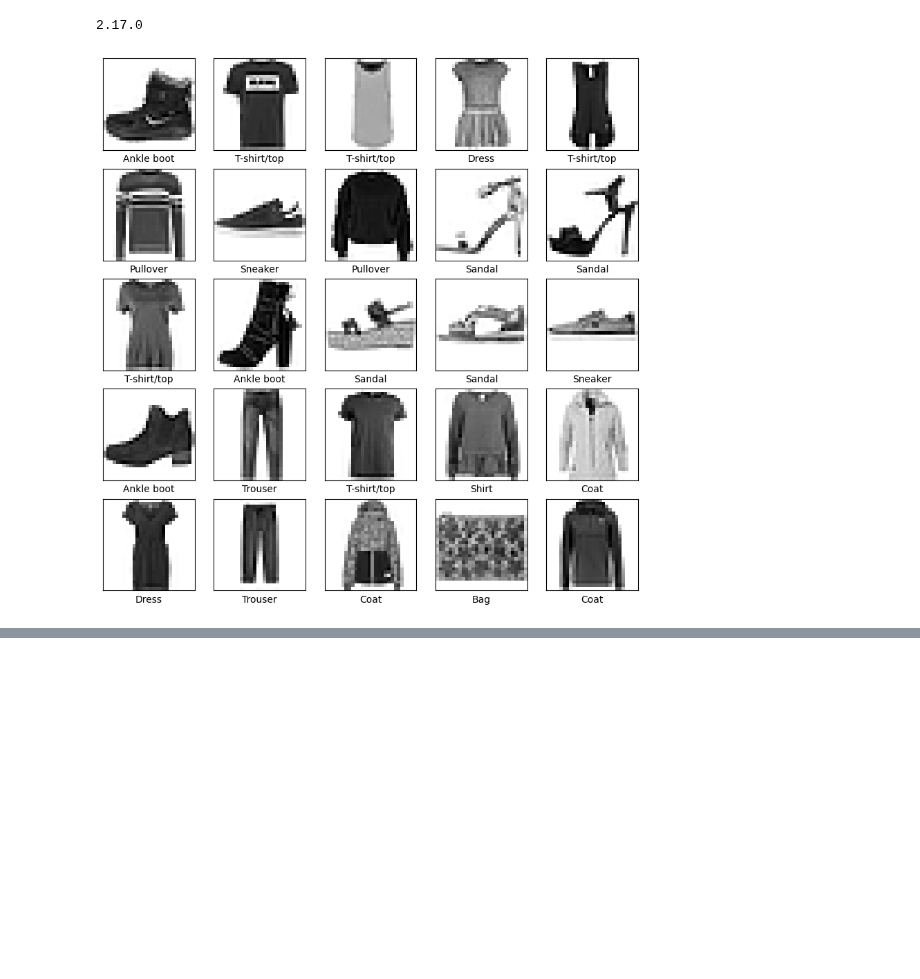
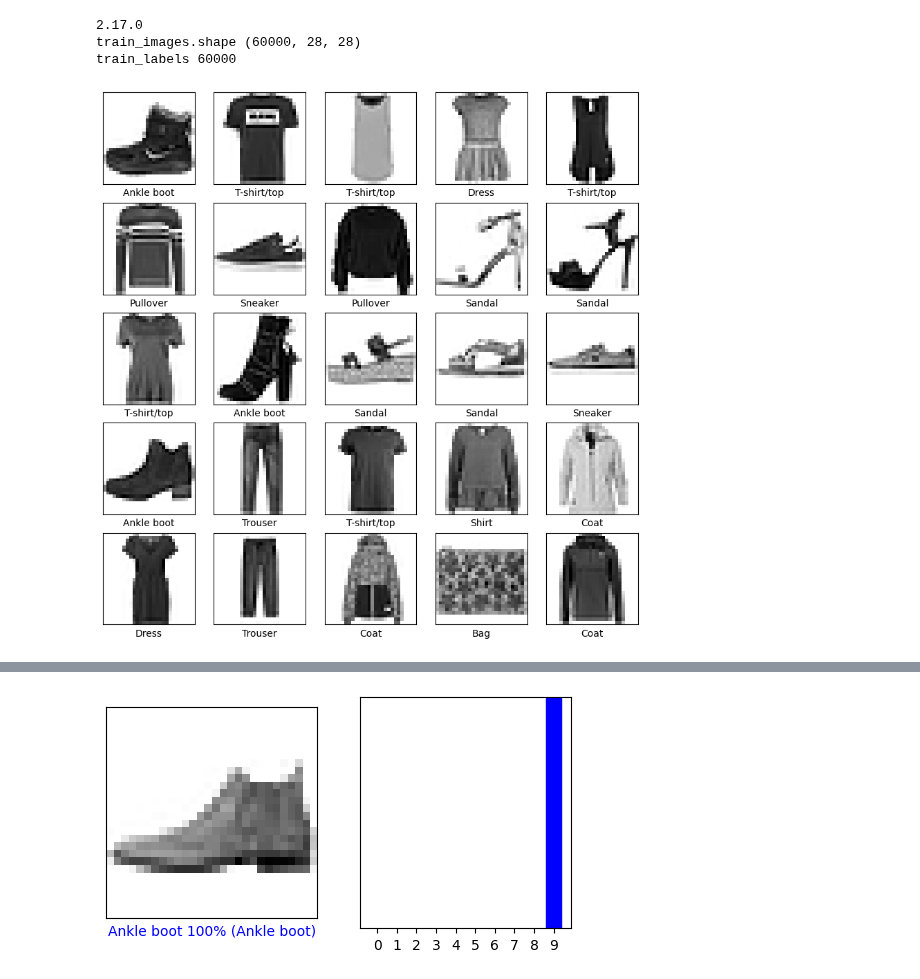
Before and after one commit to juhumkwon/source_code, a Jupyter notebook: 3_3강_Softmax_Regression(fashion_mnist)예제.ipynb, the cells around one changed output, grey strips where cells are left out. Drawn from its saved outputs; the diff is of its cells as text; code cells hidden in the pictures; blank space fills up the shorter version.

```diff
--- a/3_3강_Softmax_Regression(fashion_mnist)예제.ipynb
+++ b/3_3강_Softmax_Regression(fashion_mnist)예제.ipynb
@@ -11,14 +11,15 @@ import matplotlib.pyplot as plt
 
 print(tf.__version__)
 
+# Fashion MNIST는 60000개의 28x28 크기의 흑백 이미지로 구성된 데이터셋으로,
+# 10가지의 패션 아이템(티셔츠, 신발 등)을 포함하고 있습니다.
 fashion_mnist = tf.keras.datasets.fashion_mnist
 (train_images, train_labels), (test_images, test_labels) = fashion_mnist.load_data()
 class_names = ['T-shirt/top', 'Trouser', 'Pullover', 'Dress', 'Coat',
                'Sandal', 'Shirt', 'Sneaker', 'Bag', 'Ankle boot']
 
-train_images.shape
-
-train_labels
+print("train_images.shape", train_images.shape)
+print("train_labels", len(train_labels))
 
 #plt.figure()
 #plt.imshow(train_images[0])
@@ -26,6 +27,7 @@ train_labels
 #plt.grid(False)
 #plt.show()
 
+#이미지를 0에서 255 사이의 값에서 0에서 1 사이의 값으로 정규화(normalization)합니다.
 train_images = train_images / 255.0
 test_images = test_images / 255.0
 
@@ -52,11 +54,18 @@ model.compile(optimizer='adam',
 
 model.fit(train_images, train_labels, epochs=10)
 
-test_loss, test_acc = model.evaluate(test_images,  test_labels, verbose=2)
+test_loss, test_acc = model.evaluate(test_images,  test_labels, verbose=0)
 
 print('\nTest loss:', test_loss)
 print('\nTest accuracy:', test_acc)
 
+"""
+- model: 이미 훈련된 원래 모델로, 10개의 로짓(logits)을 출력하는 Dense(10) 레이어가 있습니다.
+여기서 로짓은 소프트맥스 활성화 함수를 통과하기 전의 값으로, 각 클래스에 대한 점수(확률 전 값)를 의미합니다.
+- tf.keras.layers.Softmax(): 마지막 레이어로 추가된 소프트맥스 함수는 로짓을 확률 분포로 변환합니다.
+소프트맥스는 모델이 예측한 값들(로짓)을 0과 1 사이의 값으로 변환하고, 이 값들의 합이 1이 되도록 만듭니다.
+즉, 모델의 예측 값이 각 클래스에 속할 확률을 나타내게 됩니다.
+"""
 probability_model = tf.keras.Sequential([model,
                                          tf.keras.layers.Softmax()])
 predictions = probability_model.predict(test_images)
@@ -105,5 +114,7 @@ plot_value_array(i, predictions[i],  test_labels)
 plt.show()
 # %% [output]
 2.17.0
+train_images.shape (60000, 28, 28)
+train_labels 60000
 [figure]
 Epoch 1/10
@@ -110,0 +137 @@ Epoch 1/10
+[figure, added]
```
Also changed, not shown: parts of 1 cell of this notebook.
